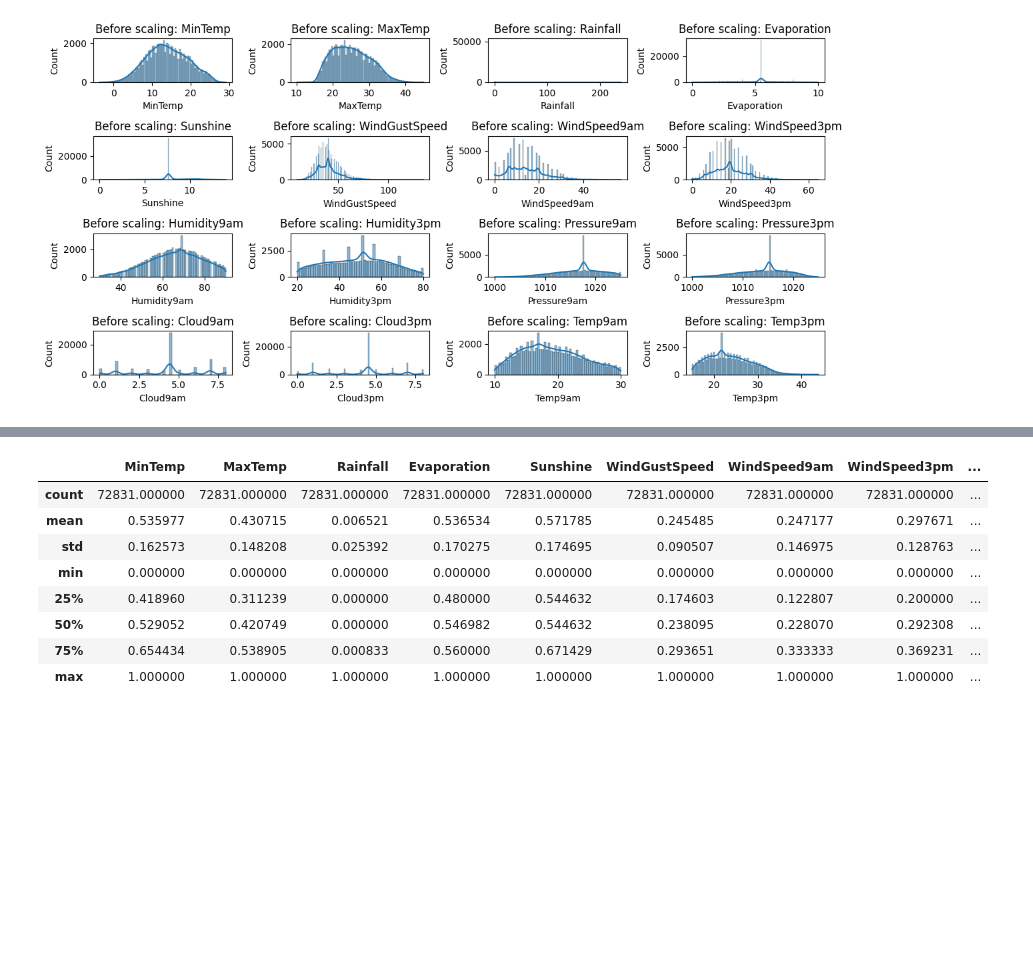
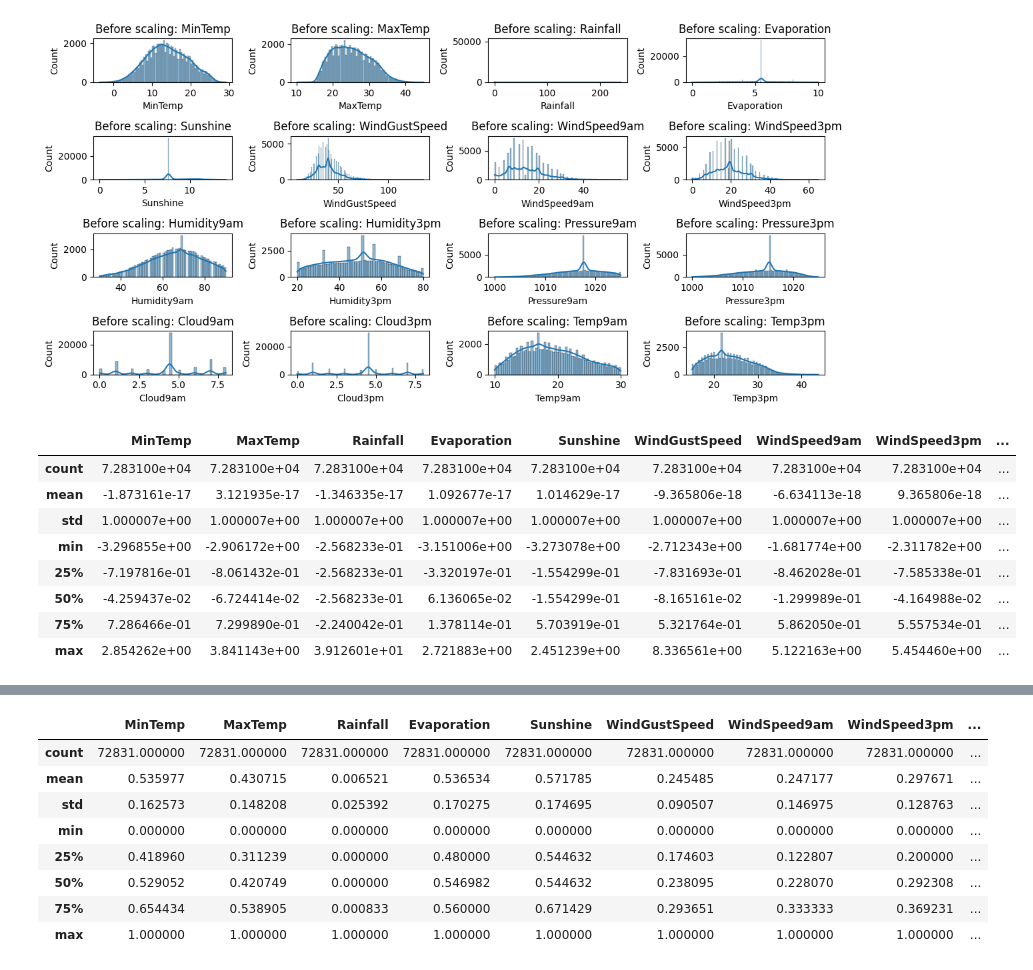
Before and after one commit to ahmed3mi4/DataScience, a Jupyter notebook: data-science-project.ipynb, the cells around one changed output, grey strips where cells are left out. Saved outputs shown, nothing was run; the diff lists cells and outputs as text; code cells hidden in the pictures; blank space fills up the shorter version.

```diff
--- a/data-science-project.ipynb
+++ b/data-science-project.ipynb
@@ -527,6 +496,29 @@ plt.tight_layout()
 plt.show()
 # %% [output]
 [figure]
+# %%
+from sklearn.preprocessing import StandardScaler, MinMaxScaler
+
+# Select numerical columns to scale and normalize
+num_cols = ['MinTemp', 'MaxTemp', 'Rainfall', 'Evaporation','Sunshine', 'WindGustSpeed', 'WindSpeed9am', 'WindSpeed3pm',
+            'Humidity9am', 'Humidity3pm', 'Pressure9am', 'Pressure3pm','Cloud9am', 'Cloud3pm', 'Temp9am', 'Temp3pm']
+
+# Standardize (Z-score) scaling
+scaler = StandardScaler()
+data_arranged[num_cols] = scaler.fit_transform(data_arranged[num_cols])
+
+# Verify scaling by checking the summary statistics
+data_arranged[num_cols].describe()
+# %% [output]
+|  | MinTemp | MaxTemp | Rainfall | Evaporation | Sunshine | WindGustSpeed | WindSpeed9am | WindSpeed3pm | ... |
+| count | 7.283100e+04 | 7.283100e+04 | 7.283100e+04 | 7.283100e+04 | 7.283100e+04 | 7.283100e+04 | 7.283100e+04 | 7.283100e+04 | ... |
+| mean | -1.873161e-17 | 3.121935e-17 | -1.346335e-17 | 1.092677e-17 | 1.014629e-17 | -9.365806e-18 | -6.634113e-18 | 9.365806e-18 | ... |
+| std | 1.000007e+00 | 1.000007e+00 | 1.000007e+00 | 1.000007e+00 | 1.000007e+00 | 1.000007e+00 | 1.000007e+00 | 1.000007e+00 | ... |
+| min | -3.296855e+00 | -2.906172e+00 | -2.568233e-01 | -3.151006e+00 | -3.273078e+00 | -2.712343e+00 | -1.681774e+00 | -2.311782e+00 | ... |
+| 25% | -7.197816e-01 | -8.061432e-01 | -2.568233e-01 | -3.320197e-01 | -1.554299e-01 | -7.831693e-01 | -8.462028e-01 | -7.585338e-01 | ... |
+| 50% | -4.259437e-02 | -6.724414e-02 | -2.568233e-01 | 6.136065e-02 | -1.554299e-01 | -8.165161e-02 | -1.299989e-01 | -4.164988e-02 | ... |
+| 75% | 7.286466e-01 | 7.299890e-01 | -2.240042e-01 | 1.378114e-01 | 5.703919e-01 | 5.321764e-01 | 5.862050e-01 | 5.557534e-01 | ... |
+| max | 2.854262e+00 | 3.841143e+00 | 3.912601e+01 | 2.721883e+00 | 2.451239e+00 | 8.336561e+00 | 5.122163e+00 | 5.454460e+00 | ... |
 # %% [markdown]
 ![image.png](attachment:image.png)
 # %%
```
Also changed, not shown: parts of 48 cells of this notebook.
